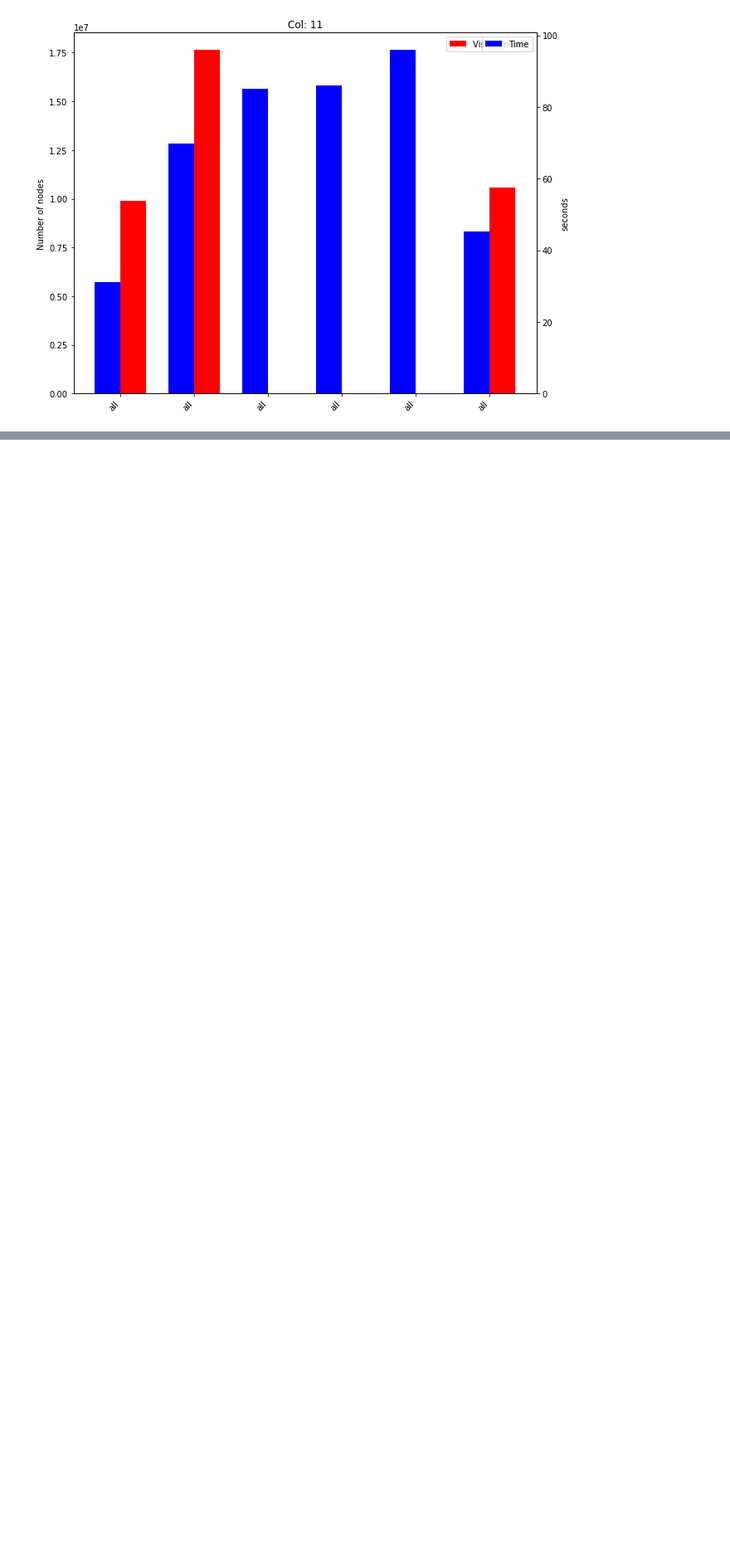
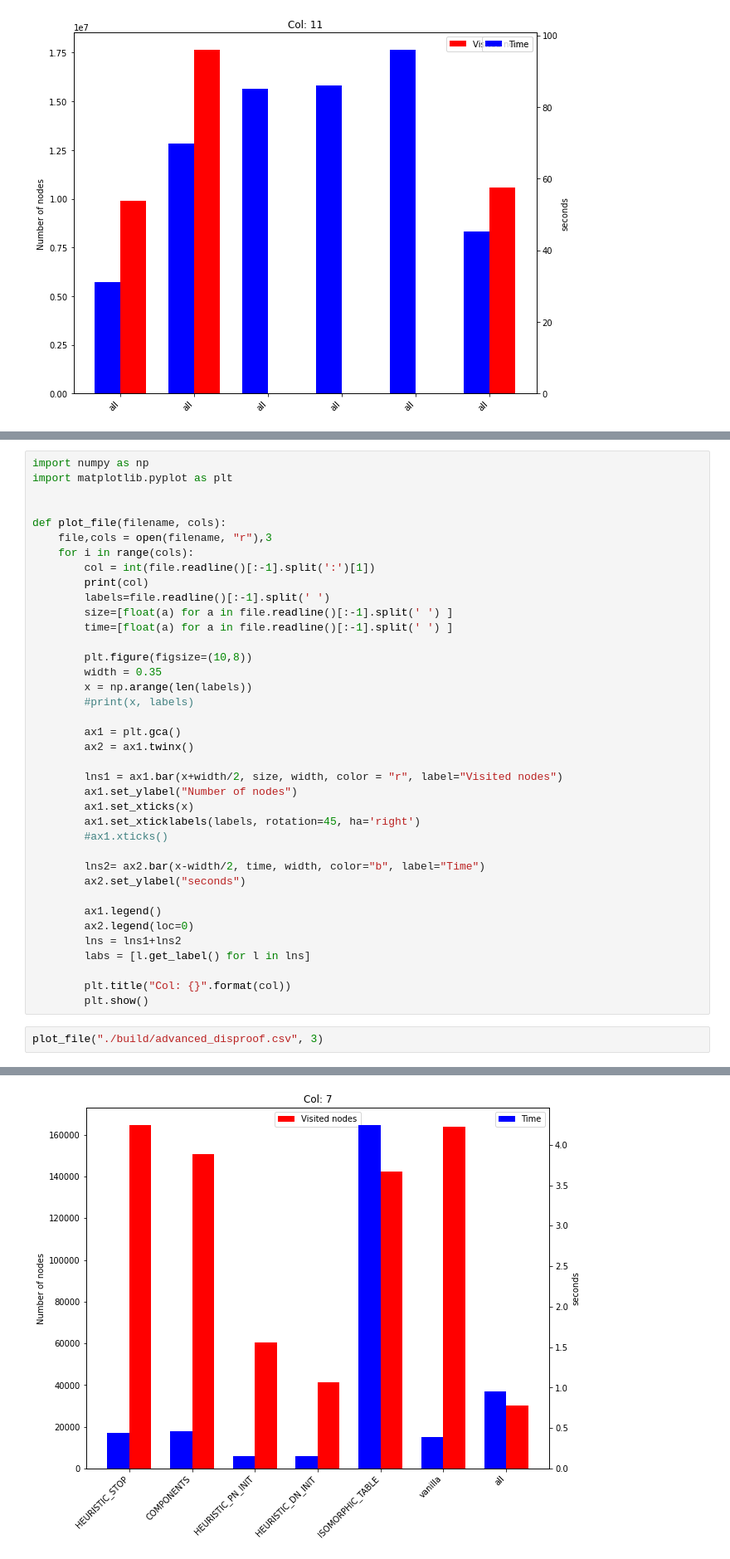
Before and after one commit to dczifra/proving-gobang, a Jupyter notebook: pape_measure.ipynb, the cells around one changed output, grey strips where cells are left out. Shown: that part at 83% size. Cells and saved outputs as stored; diff of their text form; blank space fills up the shorter version.

```diff
--- a/pape_measure.ipynb
+++ b/pape_measure.ipynb
@@ -133,0 +136,41 @@ for col in [7,8,9,10,11]:
+# %%
+import numpy as np
+import matplotlib.pyplot as plt
+
+
+def plot_file(filename, cols):
+    file,cols = open(filename, "r"),3
+    for i in range(cols):
+        col = int(file.readline()[:-1].split(':')[1])
+        print(col)
+        labels=file.readline()[:-1].split(' ')
+        size=[float(a) for a in file.readline()[:-1].split(' ') ]
+        time=[float(a) for a in file.readline()[:-1].split(' ') ]
+
+        plt.figure(figsize=(10,8))
+        width = 0.35
+        x = np.arange(len(labels))
+        #print(x, labels)
+
+        ax1 = plt.gca()
+        ax2 = ax1.twinx()
+
+        lns1 = ax1.bar(x+width/2, size, width, color = "r", label="Visited nodes")
+        ax1.set_ylabel("Number of nodes")
+        ax1.set_xticks(x)
+        ax1.set_xticklabels(labels, rotation=45, ha='right')
+        #ax1.xticks()
+
+        lns2= ax2.bar(x-width/2, time, width, color="b", label="Time")
+        ax2.set_ylabel("seconds")
+
+        ax1.legend()
+        ax2.legend(loc=0)
+        lns = lns1+lns2
+        labs = [l.get_label() for l in lns]
+
+        plt.title("Col: {}".format(col))
+        plt.show()
+# %%
+plot_file("./build/advanced_disproof.csv", 3)
+# %% [output]
@@ -133,0 +178 @@ for col in [7,8,9,10,11]:
+[figure, added]
```
Also changed, not shown: parts of 5 cells of this notebook, 7 other files.
